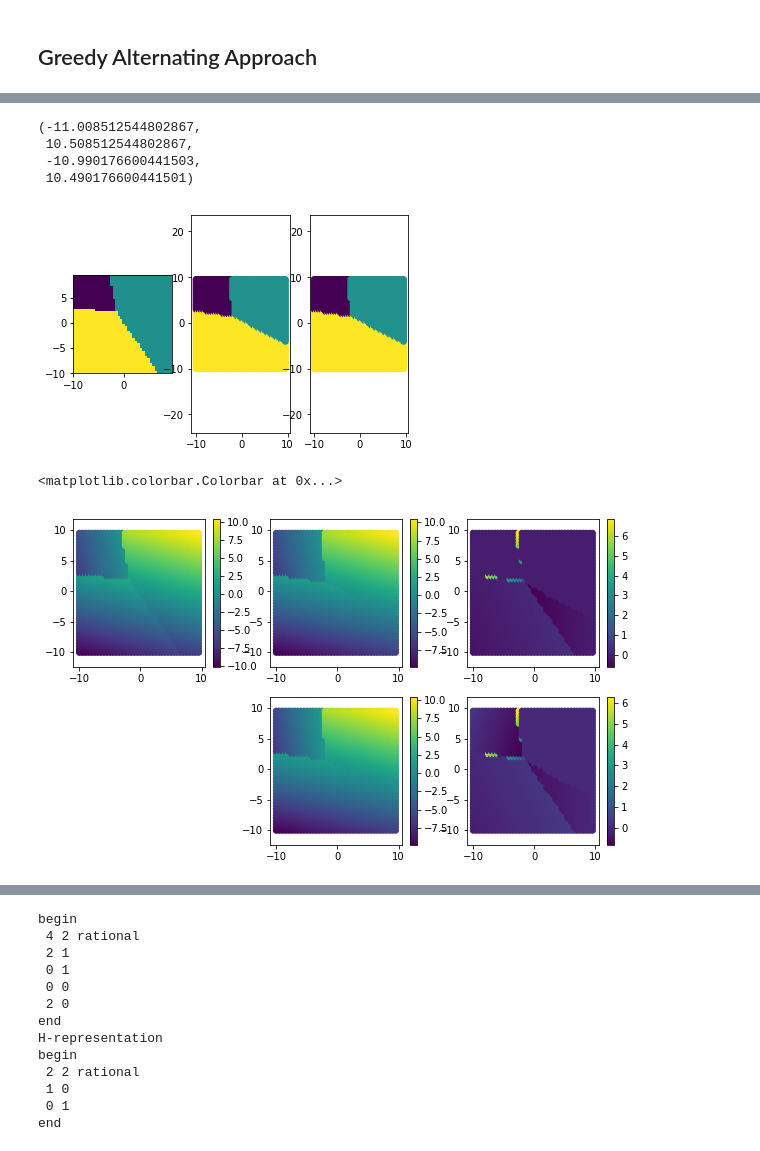
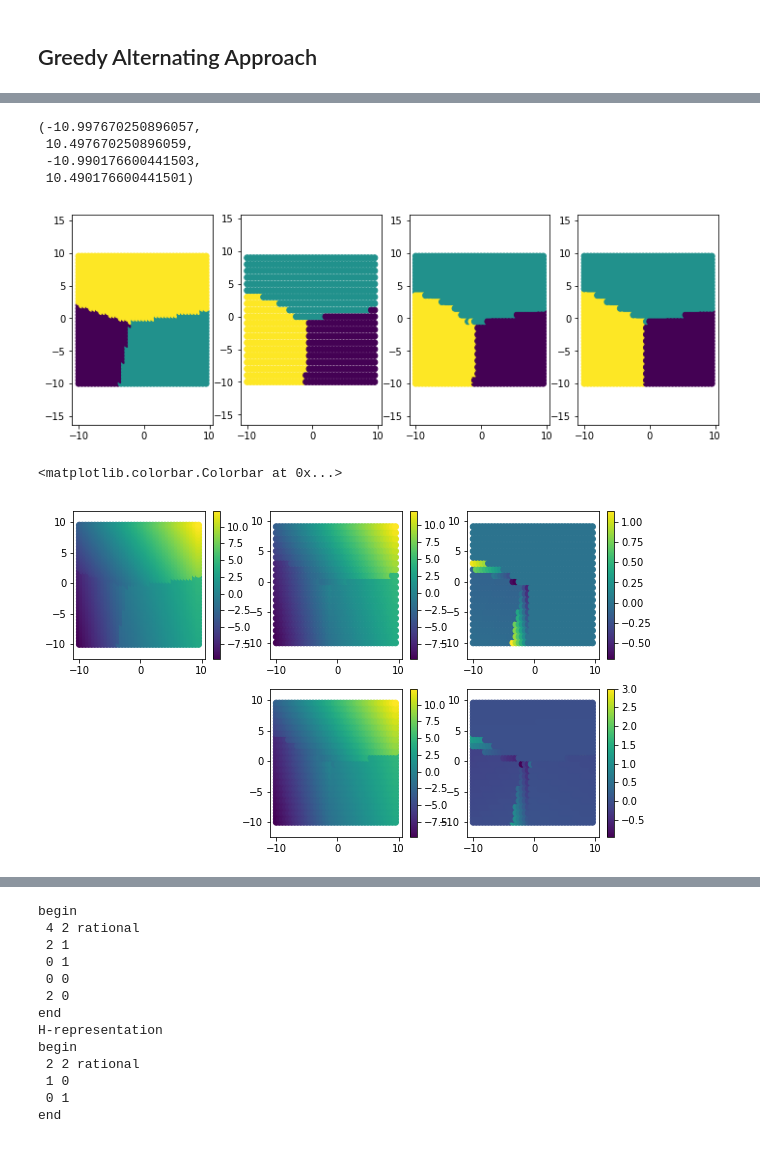
Before and after one commit to DeepakIngole/SwitchSysLMPC, a Jupyter notebook: notebooks/PWA-fitting.ipynb, the cells around one changed output, grey strips where cells are left out. Saved outputs shown, nothing was run; the diff lists cells and outputs as text; code cells hidden in the pictures.

Commit message:
added ability to add more data to original model

```diff
--- a/notebooks/PWA-fitting.ipynb
+++ b/notebooks/PWA-fitting.ipynb
@@ -79,7 +90,7 @@ plt.figure(); plt.imshow(ys.reshape(N_grid, N_grid), interpolation='none', origi
 ## Greedy Alternating Approach
 # %%
 
-clustering = pwac.ClusterPWA(zs, ys, 3) #, z_cutoff = 1)
+clustering = pwac.ClusterPWA.from_num_clusters(zs1, ys1, 3) #, z_cutoff = 1)
 # %%
 clustering.fit_clusters(verbose=True)
 # %% [output]
@@ -101,6 +112,8 @@ updating models
 0.0
 done
 # %%
-centroids_first = clustering.centroids
-cluster_labels_first = clustering.cluster_labels
-thetas_first = clustering.thetas
+centroids_first = clustering.centroids.copy()
+cluster_labels_first = clustering.cluster_labels.copy()
+thetas_first = clustering.thetas.copy()
+# %%
+clustering.add_data_update(zs2, ys2, verbose=True)
@@ -107,3 +136,7 @@ thetas_first = clustering.thetas
+# %%
+centroids_second = clustering.centroids.copy()
+cluster_labels_second = clustering.cluster_labels.copy()
+thetas_second = clustering.thetas.copy()
 # %%
 clustering.determine_polytopic_regions()
 # %%
@@ -111,39 +144,46 @@ centroids = clustering.centroids
 cluster_labels = clustering.cluster_labels
 thetas = clustering.thetas
 # %%
-plt.figure();
-plt.subplot(1,3,1);
-plt.imshow((regions).T, interpolation='none', origin='lower',  extent=(min(x), max(x), min(x), max(x)))
+plt.figure(figsize=(12,4));
+plt.subplot(1,4,1);
+plt.scatter(zs[:,0], zs[:,1], c=cluster_labels_true); plt.axis('equal')
 
-plt.subplot(1,3,2); plt.scatter(zs[:,0], zs[:,1], c=cluster_labels_first); plt.axis('equal')
-plt.subplot(1,3,3); plt.scatter(zs[:,0], zs[:,1], c=cluster_labels); plt.axis('equal')
+# plt.imshow((regions).T, interpolation='none', origin='lower',  extent=(min(x), max(x), min(x), max(x)))
+
+plt.subplot(1,4,2); plt.scatter(zs1[:,0], zs1[:,1], c=cluster_labels_first); plt.axis('equal')
+zstack = np.vstack([zs1, zs2])
+plt.subplot(1,4,3); plt.scatter(zstack[:,0], zstack[:,1], c=cluster_labels_second); plt.axis('equal')
+plt.subplot(1,4,4); plt.scatter(zstack[:,0], zstack[:,1], c=cluster_labels); plt.axis('equal')
 # %% [output]
-(-11.008512544802867,
- 10.508512544802867,
+(-10.997670250896057,
+ 10.497670250896059,
  -10.990176600441503,
  10.490176600441501)
-[figure, old version]
+[figure, new version]
 # %%
 yhats = []
 yhats_first = []
-for i in range(zs.shape[0]):
-    yhat = thetas[int(cluster_labels[i])].transpose().dot(np.hstack([zs[i], 1]))
-    yhat_first = thetas_first[int(cluster_labels_first[i])].transpose().dot(np.hstack([zs[i], 1]))
+for i in range(zstack.shape[0]):
+    yhat = thetas[int(cluster_labels[i])].transpose().dot(np.hstack([zstack[i], 1]))
+    if i < zs1.shape[0]:
+        yhat_first = thetas_first[int(cluster_labels_first[i])].transpose().dot(np.hstack([zs1[i], 1]))
+        yhats_first.append(yhat_first)
     yhats.append(yhat)
-    yhats_first.append(yhat_first)
+
 
 plt.figure(figsize=[10,6]);
 plt.subplot(2,3,1)
 plt.scatter(zs[:,0], zs[:,1], c=y); plt.axis('equal'); plt.colorbar()
 plt.subplot(2,3,2)
-plt.scatter(zs[:,0], zs[:,1], c=yhats_first); plt.axis('equal'); plt.colorbar()
+plt.scatter(zs1[:,0], zs1[:,1], c=yhats_first); plt.axis('equal'); plt.colorbar()
 plt.subplot(2,3,3)
-plt.scatter(zs[:,0], zs[:,1], c=(ys-yhats_first)); plt.axis('equal'); plt.colorbar()
+plt.scatter(zs1[:,0], zs1[:,1], c=(ys[::2]-yhats_first)); plt.axis('equal'); plt.colorbar()
 
 plt.subplot(2,3,5)
-plt.scatter(zs[:,0], zs[:,1], c=yhats); plt.axis('equal'); plt.colorbar()
+plt.scatter(zstack[:,0], zstack[:,1], c=yhats); plt.axis('equal'); plt.colorbar()
 plt.subplot(2,3,6)
-plt.scatter(zs[:,0], zs[:,1], c=(ys-yhats)); plt.axis('equal'); plt.colorbar()
+reordered_y = np.vstack([ys[::2], ys[1::2]])
+plt.scatter(zstack[:,0], zstack[:,1], c=(reordered_y-yhats)); plt.axis('equal'); plt.colorbar()
 # %% [output]
 <matplotlib.colorbar.Colorbar at 0x...>
-[figure, old version]
+[figure, new version]
```
Also changed, not shown: parts of 7 cells of this notebook, 1 other file.
